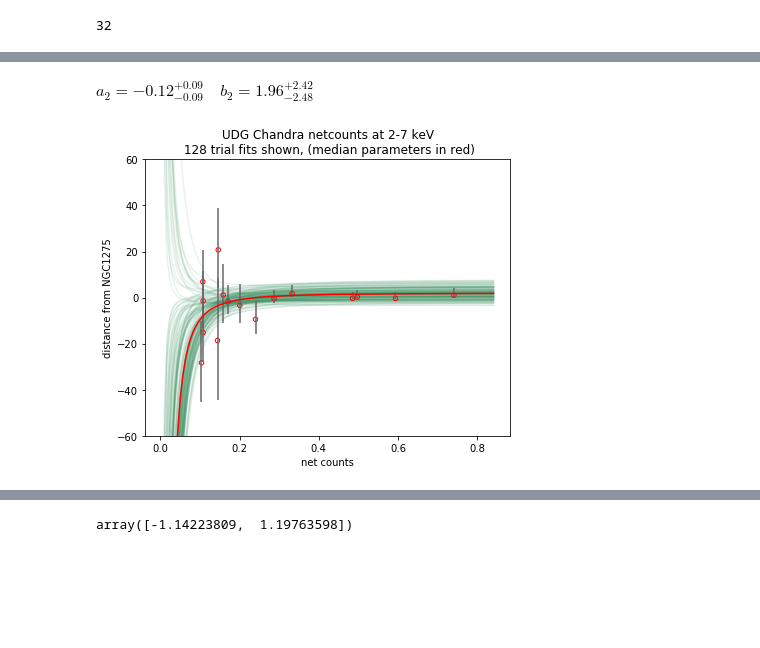
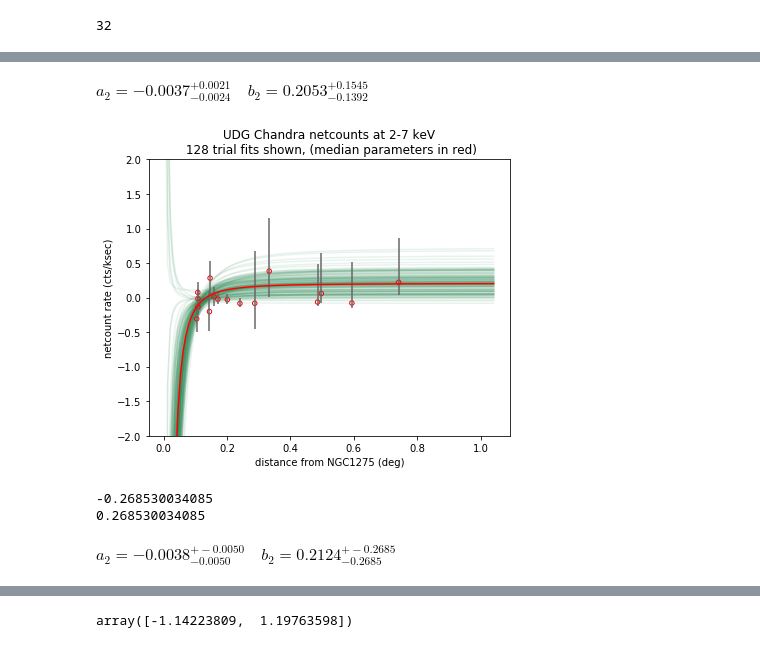
Before and after one commit to tlmakinen/ultra-diffuse-galaxies, a Jupyter notebook: netcounts_regressionfit.ipynb, the cells around one changed output, grey strips where cells are left out. Drawn from its saved outputs; the diff is of its cells as text; code cells hidden in the pictures; blank space fills up the shorter version.

```diff
--- a/netcounts_regressionfit.ipynb
+++ b/netcounts_regressionfit.ipynb
@@ -143,8 +152,5 @@ plt.show()
 # %%
 from random import *
-sigup = 7 # upper error bound (one sigma)
-siglo = 2 # lower error bound (one sigma)
-mu = 0  # data point
 
 #fupp = np.exp(-((y-u)/sigup)**2/2) / sigup / np.sqrt(2 * np.pi)
 #flow = np.exp(-((y-u)/siglo)**2/ 2) / siglo / np.sqrt(2 * np.pi)
@@ -186,7 +192,7 @@ def f_model(x, a, b):
 # %%
 from scipy.optimize import curve_fit
 
-ntrials = 4000       # number of times we want to sample data within th error bands and fit model parameters
+ntrials = 10000       # number of times we want to sample data within th error bands and fit model parameters
 
 x_data = distarray
 pararray = []
@@ -198,7 +204,7 @@ for i in range(ntrials):
     for i in range(len(distarray)):
         sigup = yupp_300[i]
         siglo = ylow_300[i]
-        mu = netcounts_300[i]
+        mu = netrate_300[i]
 
         rand = uniform(-1, 1) # generate random number between -1 and 1 and use as a coin flip
         if rand == 0:         # if zero, flip again
@@ -219,7 +225,7 @@ for i in range(ntrials):
     for i in range(len(distarray)):
         sigup = yupp_2000[i]
         siglo = ylow_2000[i]
-        mu = netcounts_2000[i]
+        mu = netrate_2000[i]
 
         rand = uniform(-1, 1) # generate random number between -1 and 1 and use as a coin flip
         if rand == 0:         # if zero, flip again
@@ -295,20 +301,20 @@ $a_.3=-0.12^{+0.11}_{-0.11}\quad b_.3=3.22^{+2.85}_{-2.88}\quad $
 # %%
 plt.figure(figsize=(6,5))
 
-plt.scatter(distarray, netcounts_300, s=20, facecolors='none', edgecolors='r', label='$0.3-2.0 keV$')
-plt.errorbar(distarray, netcounts_300, yerr=(ylow_300, yupp_300), linestyle='none', ecolor='#666666')
+plt.scatter(distarray, netrate_300, s=20, facecolors='none', edgecolors='r', label='$0.3-2.0 keV$')
+plt.errorbar(distarray, netrate_300, yerr=(ylow_300, yupp_300), linestyle='none', ecolor='#666666')
 
 
-x_grid = np.linspace(distarray.min()-0.1, distarray.max()+0.1, 128)
+x_grid = np.linspace(distarray.min()-0.1, distarray.max()+0.3, 128)
 for pars in range(len(a_array300[:128])):
     plt.plot(x_grid, f_model(x_grid, a_array300[pars], b_array300[pars]),
              marker='', linestyle='-', color='#3182bd', alpha=0.1, zorder=-10)
 
 plt.plot(x_grid, f_model(x_grid, med[0], med[1]), color='r')
-plt.ylim(-60, 60)
-plt.xlabel('distance from NGC1275')
-plt.ylabel('net counts')
-plt.title('Chandra x-ray netcounts at 0.3-2 keV \n 128 trial fits shown, (median parameters in red)')
+plt.ylim(-1, 1)
+plt.xlabel('distance from NGC1275 (deg)')
+plt.ylabel('netcount rate (cts/ksec)')
+plt.title('Chandra x-ray netcount rates at 0.3-2 keV \n 128 trial fits shown, (median parameters in red)')
 plt.tight_layout()
 plt.show()
 # %% [output]
@@ -316,34 +383,52 @@ plt.show()
 # %%
-low,med,hi = np.percentile(pars2000, [16, 50, 84], axis=0)
-upper, lower = hi-med, med-low
+low,med1,hi = np.percentile(pars2000, [16, 50, 84], axis=0)
+upper, lower = hi-med1, med1-low
 
 disp_str = ""
 for i,name in enumerate(['a_2', 'b_2']):
-        fmt_str = '{name}={val:.2f}^{{+{plus:.2f}}}_{{-{minus:.2f}}}'
-        disp_str += fmt_str.format(name=name, val=med[i], plus=upper[i], minus=lower[i])
+        fmt_str = '{name}={val:.4f}^{{+{plus:.4f}}}_{{-{minus:.4f}}}'
+        disp_str += fmt_str.format(name=name, val=med1[i], plus=upper[i], minus=lower[i])
         disp_str += r'\quad '
 
 disp_str = "${}$".format(disp_str)
 display.Latex(data= disp_str)
 # %% [output]
-$a_2=-0.12^{+0.09}_{-0.09}\quad b_2=1.96^{+2.42}_{-2.48}\quad $
+$a_2=-0.0037^{+0.0021}_{-0.0024}\quad b_2=0.2053^{+0.1545}_{-0.1392}\quad $
 # %%
 plt.figure(figsize=(6,5))
 
-plt.scatter(distarray, netcounts_2000, s=20, facecolors='none', edgecolors='r', label='$0.3-2.0 keV$')
-plt.errorbar(distarray, netcounts_2000, yerr=(ylow_2000, yupp_2000), linestyle='none', ecolor='#666666')
+plt.scatter(distarray, netrate_2000, s=20, facecolors='none', edgecolors='r', label='$0.3-2.0 keV$')
+plt.errorbar(distarray, netrate_2000, yerr=(ylow_2000, yupp_2000), linestyle='none', ecolor='#666666')
 
 
-x_grid = np.linspace(distarray.min()-0.1, distarray.max()+0.1, 128)
+x_grid = np.linspace(distarray.min()-0.1, distarray.max()+0.3, 128)
 for pars in range(len(a_array2000[:128])):
     plt.plot(x_grid, f_model(x_grid, a_array2000[pars], b_array2000[pars]),
              marker='', linestyle='-', color='#2e8b57', alpha=0.1, zorder=-10)
-plt.plot(x_grid, f_model(x_grid, med[0], med[1]), color='r')
-plt.ylim(-60, 60)
-plt.xlabel('net counts')
-plt.ylabel('distance from NGC1275')
+plt.plot(x_grid, f_model(x_grid, med1[0], med1[1]), color='r')
+plt.ylim(-2, 2)
+plt.xlabel('distance from NGC1275 (deg)')
+plt.ylabel('netcount rate (cts/ksec)')
 plt.title('UDG Chandra netcounts at 2-7 keV\n 128 trial fits shown, (median parameters in red)')
 plt.tight_layout()
 plt.show()
 # %% [output]
-[figure, old version]
+[figure, new version]
+# %%
+low,med1,hi = np.percentile(pars2000, [.2, 50, .2], axis=0)
+upper, lower = hi-med1, med1-low
+
+disp_str = ""
+for i,name in enumerate(['a_2', 'b_2']):
+        fmt_str = '{name}={val:.4f}^{{+{plus:.4f}}}_{{-{minus:.4f}}}'
+        disp_str += fmt_str.format(name=name, val=med1[i], plus=upper[i], minus=lower[i])
+        disp_str += r'\quad '
+
+print(upper[1])
+print(lower[1])
+disp_str = "${}$".format(disp_str)
+display.Latex(data= disp_str)
+# %% [output]
+-0.268530034085
+0.268530034085
+$a_2=-0.0038^{+-0.0050}_{-0.0050}\quad b_2=0.2124^{+-0.2685}_{-0.2685}\quad $
```
Also changed, not shown: parts of 22 cells of this notebook.
